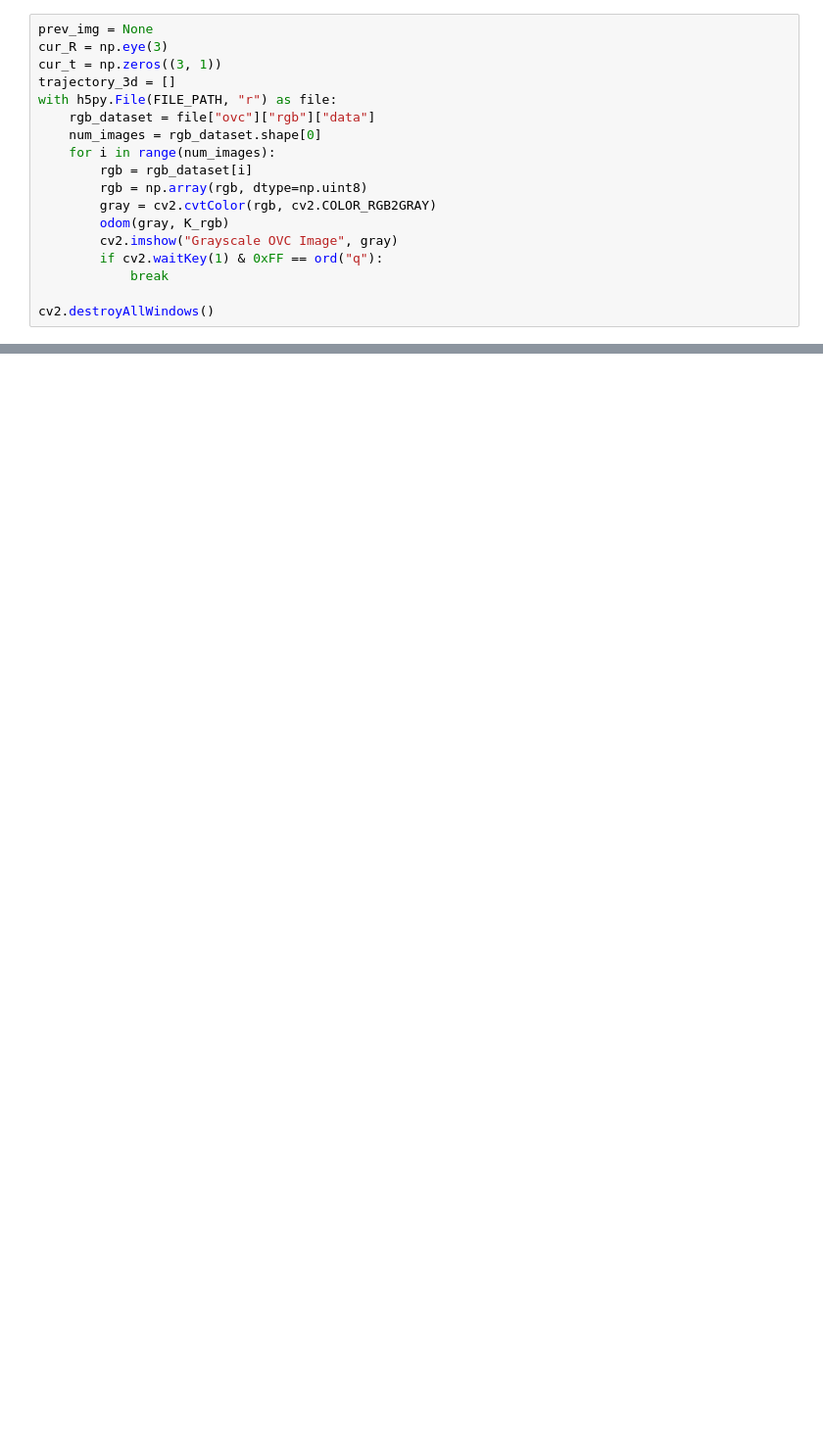
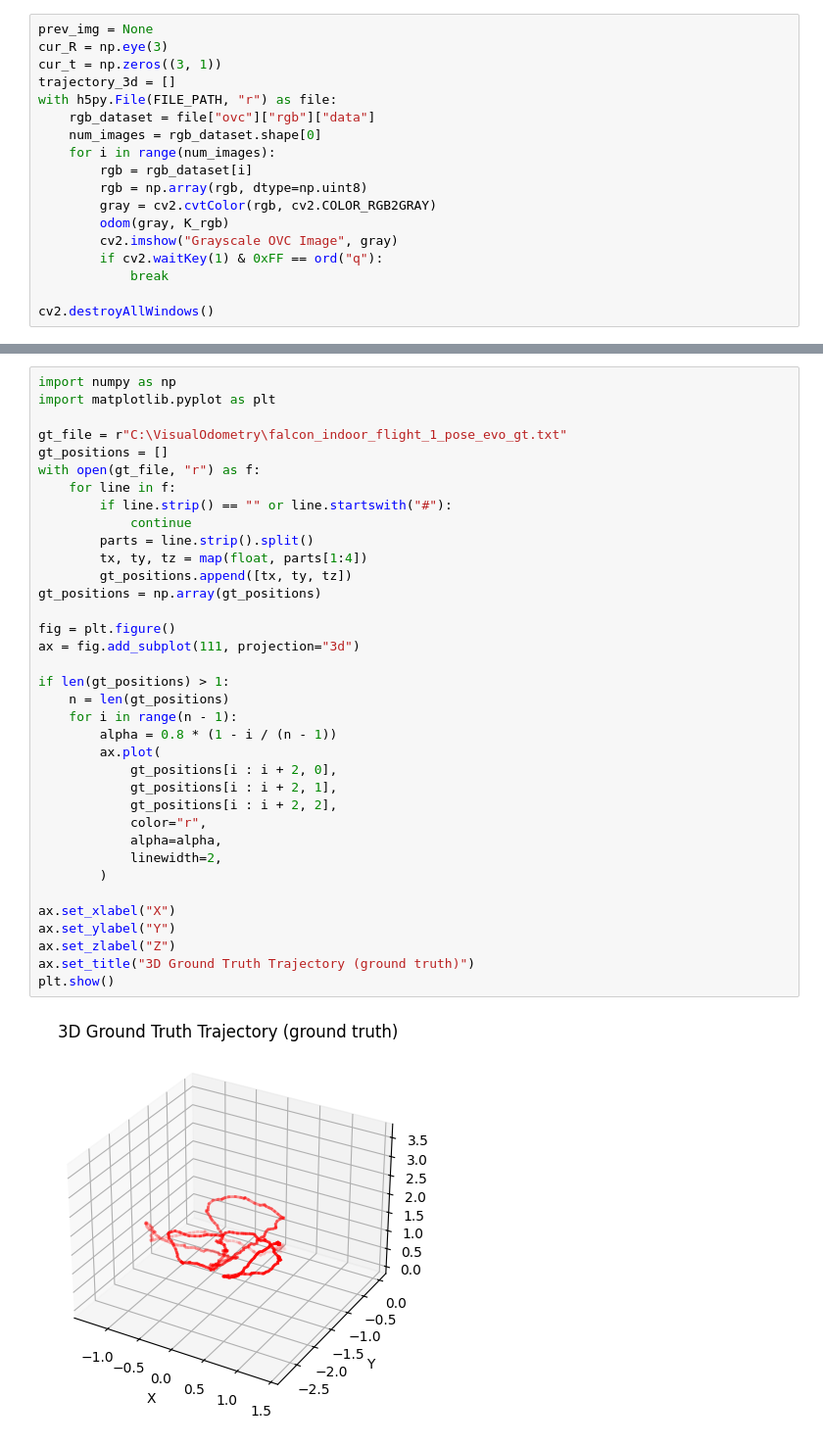
Before and after one commit to theSPGN/VisualOdometry, a Jupyter notebook: main.ipynb, the cells around one changed output, grey strips where cells are left out. Shown: that part at 98% size. Saved outputs shown, nothing was run; the diff lists cells and outputs as text; blank space fills up the shorter version.

```diff
--- a/main.ipynb
+++ b/main.ipynb
@@ -253,0 +267,38 @@ if len(trajectory_3d) > 0:
+# %%
+import numpy as np
+import matplotlib.pyplot as plt
+
+gt_file = r"C:\VisualOdometry\falcon_indoor_flight_1_pose_evo_gt.txt"
+gt_positions = []
+with open(gt_file, "r") as f:
+    for line in f:
+        if line.strip() == "" or line.startswith("#"):
+            continue
+        parts = line.strip().split()
+        tx, ty, tz = map(float, parts[1:4])
+        gt_positions.append([tx, ty, tz])
+gt_positions = np.array(gt_positions)
+
+fig = plt.figure()
+ax = fig.add_subplot(111, projection="3d")
+
+if len(gt_positions) > 1:
+    n = len(gt_positions)
+    for i in range(n - 1):
+        alpha = 0.8 * (1 - i / (n - 1))
+        ax.plot(
+            gt_positions[i : i + 2, 0],
+            gt_positions[i : i + 2, 1],
+            gt_positions[i : i + 2, 2],
+            color="r",
+            alpha=alpha,
+            linewidth=2,
+        )
+
+ax.set_xlabel("X")
+ax.set_ylabel("Y")
+ax.set_zlabel("Z")
+ax.set_title("3D Ground Truth Trajectory (ground truth)")
+plt.show()
+# %% [output]
+[figure, added]
```
Also changed, not shown: parts of 3 cells of this notebook.
